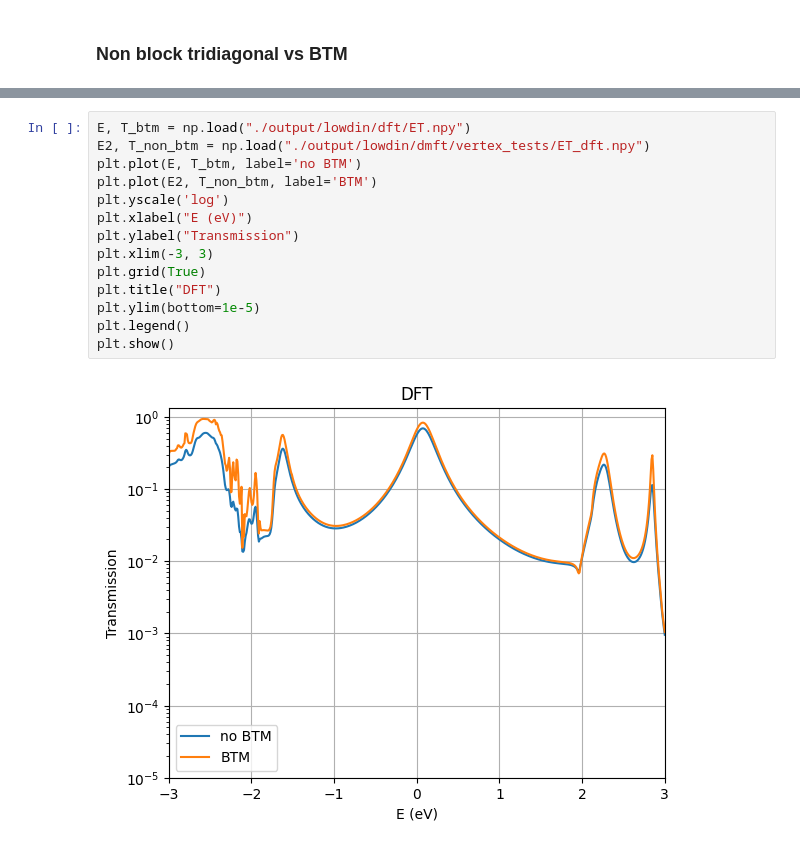
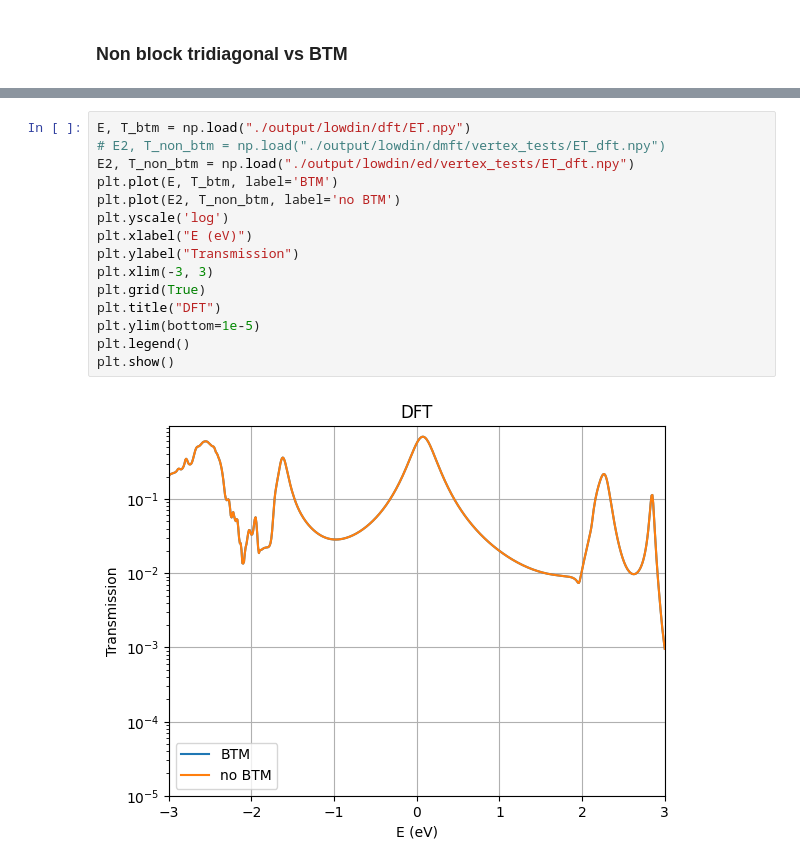
Before and after one commit to aj0337/qtpyt-tests, a Jupyter notebook: pentadienyl/production_run/analysis.ipynb, the cells around one changed output, grey strips where cells are left out. Cells and saved outputs as stored; diff of their text form.

Commit message:
More tests

```diff
--- a/pentadienyl/production_run/analysis.ipynb
+++ b/pentadienyl/production_run/analysis.ipynb
@@ -302,19 +287,20 @@ plt.show()
 # %%
 E, T_btm = np.load("./output/lowdin/dft/ET.npy")
-E2, T_non_btm = np.load("./output/lowdin/dmft/vertex_tests/ET_dft.npy")
-plt.plot(E, T_btm, label='no BTM')
-plt.plot(E2, T_non_btm, label='BTM')
+# E2, T_non_btm = np.load("./output/lowdin/dmft/vertex_tests/ET_dft.npy")
+E2, T_non_btm = np.load("./output/lowdin/ed/vertex_tests/ET_dft.npy")
+plt.plot(E, T_btm, label='BTM')
+plt.plot(E2, T_non_btm, label='no BTM')
 plt.yscale('log')
 plt.xlabel("E (eV)")
 plt.ylabel("Transmission")
 plt.xlim(-3, 3)
 plt.grid(True)
 plt.title("DFT")
 plt.ylim(bottom=1e-5)
 plt.legend()
 plt.show()
 # %% [output]
-[figure, old version]
+[figure, new version]
 # %%
 E, T_btm = np.load("./output/lowdin/dmft/non_spin/ET.npy")
 _, T_non_btm = np.load("./output/lowdin/dmft/vertex_tests/ET_non_btm_no_correction.npy")
```
Also changed, not shown: parts of 11 cells of this notebook, 8 other files.
